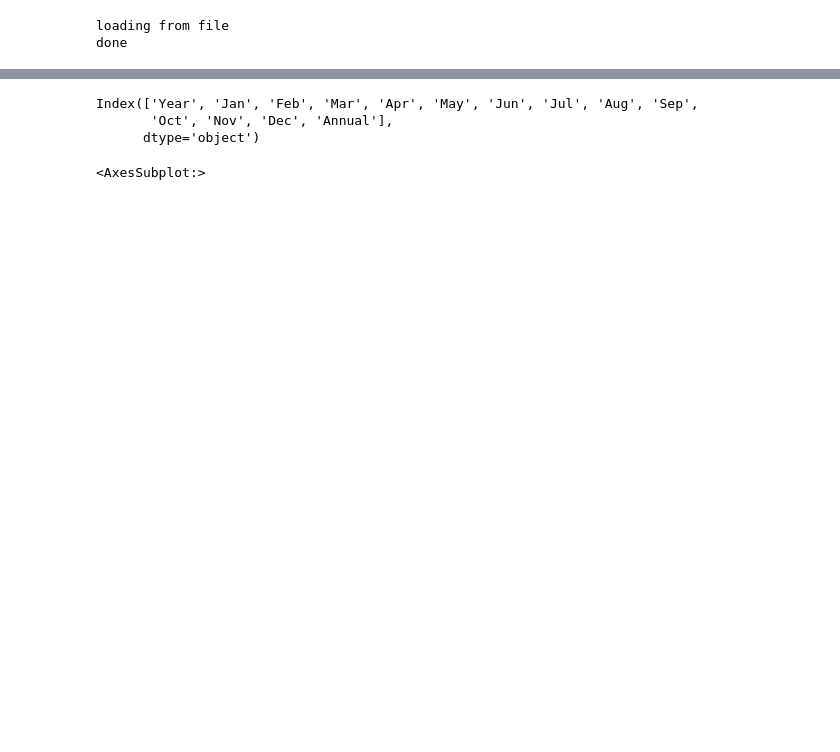
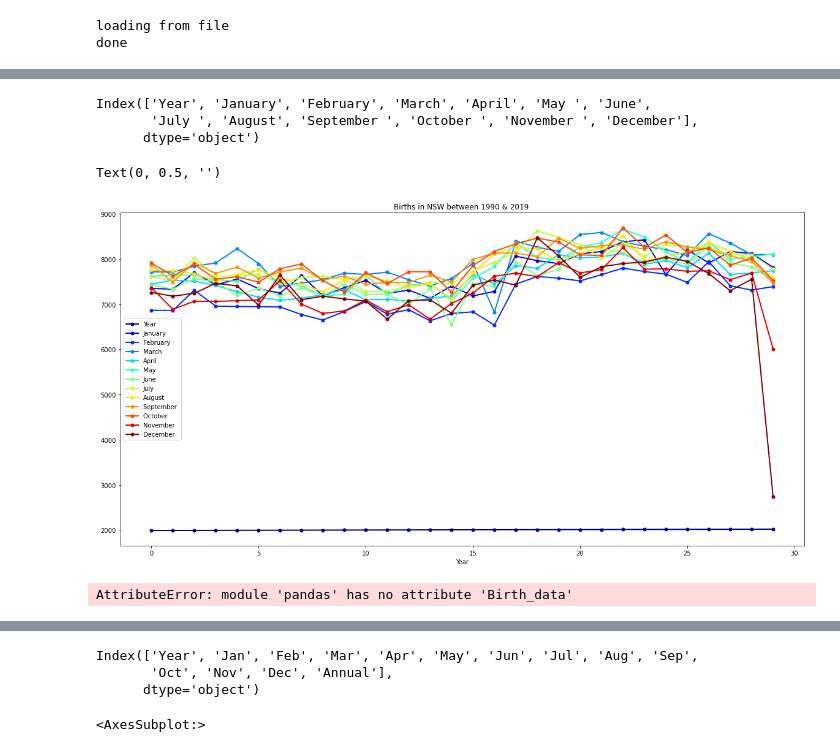
Before and after one commit to JordanLewisStudio/Data_project, a Jupyter notebook: data_project.ipynb, the cells around one changed output, grey strips where cells are left out. Drawn from its saved outputs; the diff is of its cells as text; code cells hidden in the pictures; blank space fills up the shorter version.

```diff
--- a/data_project.ipynb
+++ b/data_project.ipynb
@@ -38,0 +72,18 @@ pd.set_option("display.max_rows", None, "display.max_columns", None)
+# %%
+Birth_data.columns
+# %% [output]
+Index(['Year', 'January', 'February', 'March', 'April', 'May ', 'June',
+       'July ', 'August', 'September ', 'October ', 'November ', 'December'],
+      dtype='object')
+# %%
+ax = Birth_data.plot(lw=2, colormap='jet', marker='.', markersize=10, title='Births in NSW between 1990 & 2019 ')
+ax.set_xlabel("Year")
+ax.set_ylabel("")
+# %% [output]
+Text(0, 0.5, '')
+[figure, added]
+# %%
+df = pd.Birth_data({'Year':[], 'Births':[3000, 9000, 6000]})
+ax = df.plot.bar(x = 'Year', y='Births', rot=0)
+# %% [output]
+AttributeError: module 'pandas' has no attribute 'Birth_data'
```
Also changed, not shown: parts of 15 cells of this notebook, 4 other files.
